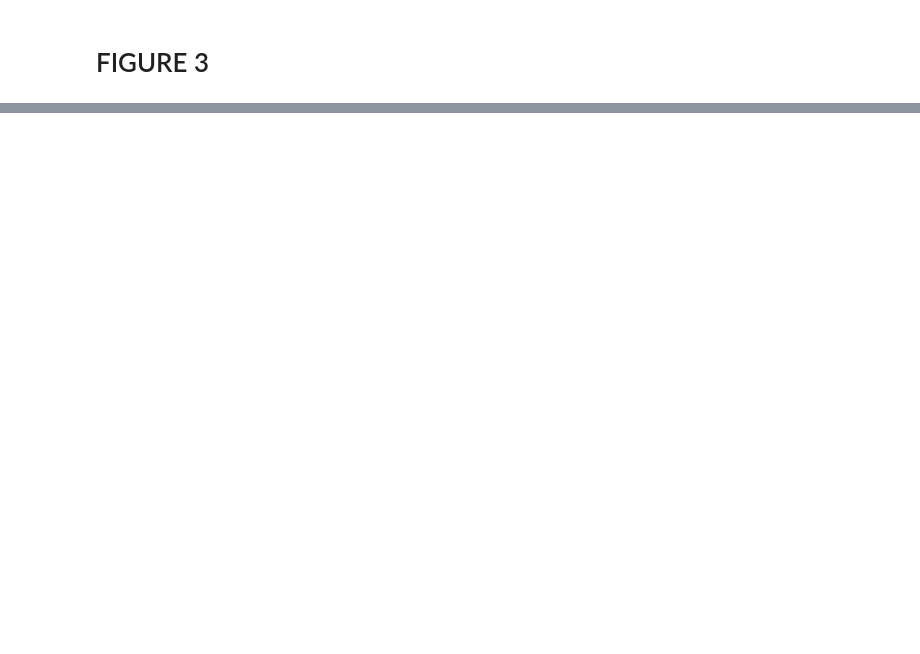
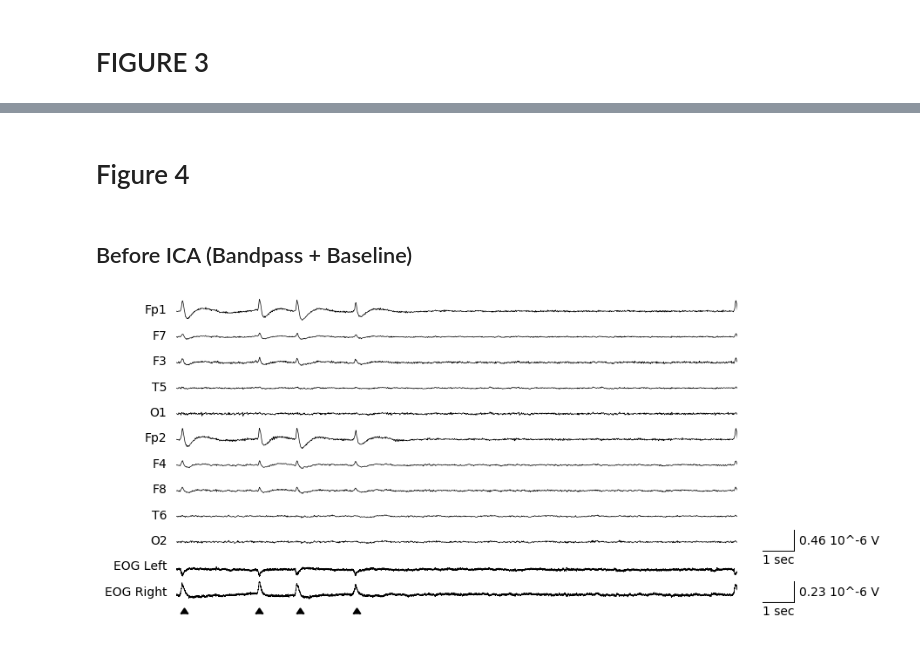
Before and after one commit to Young1906/ica_paper, a Jupyter notebook: figures_v2.ipynb, the cells around one changed output, grey strips where cells are left out. Drawn from its saved outputs; the diff is of its cells as text; code cells hidden in the pictures; blank space fills up the shorter version.

```diff
--- a/figures_v2.ipynb
+++ b/figures_v2.ipynb
@@ -250,0 +229,25 @@ Computing Extended Infomax ICA
+# %% [markdown]
+# Figure 4
+# %% [markdown]
+## Before ICA (Bandpass + Baseline)
+# %%
+plot_sig_(
+    sig= sample_raw_bandpass.get_data() * 1e3,
+    eog= sample_raw_eog.get_data() * 1e3,
+    ch_names = sample_raw_corrected.ch_names,
+    eog_ch_names = sample_raw_eog.ch_names,
+    fs=500,
+    unit="10^-6 V",
+    eog_unit = "10^-6 V",
+    dpi=100,
+    # fname=f"{PATH}/fig3_{i}"
+    markers=[
+        {"t":0.2,"c":"black"},
+        {"t":2.2,"c":"black"},
+        {"t":3.3,"c":"black"},
+        {"t":4.8,"c":"black"},
+    ]
+
+);
+# %% [output]
+[figure, added]
```
Also changed, not shown: parts of 8 cells of this notebook, 7 other files.
